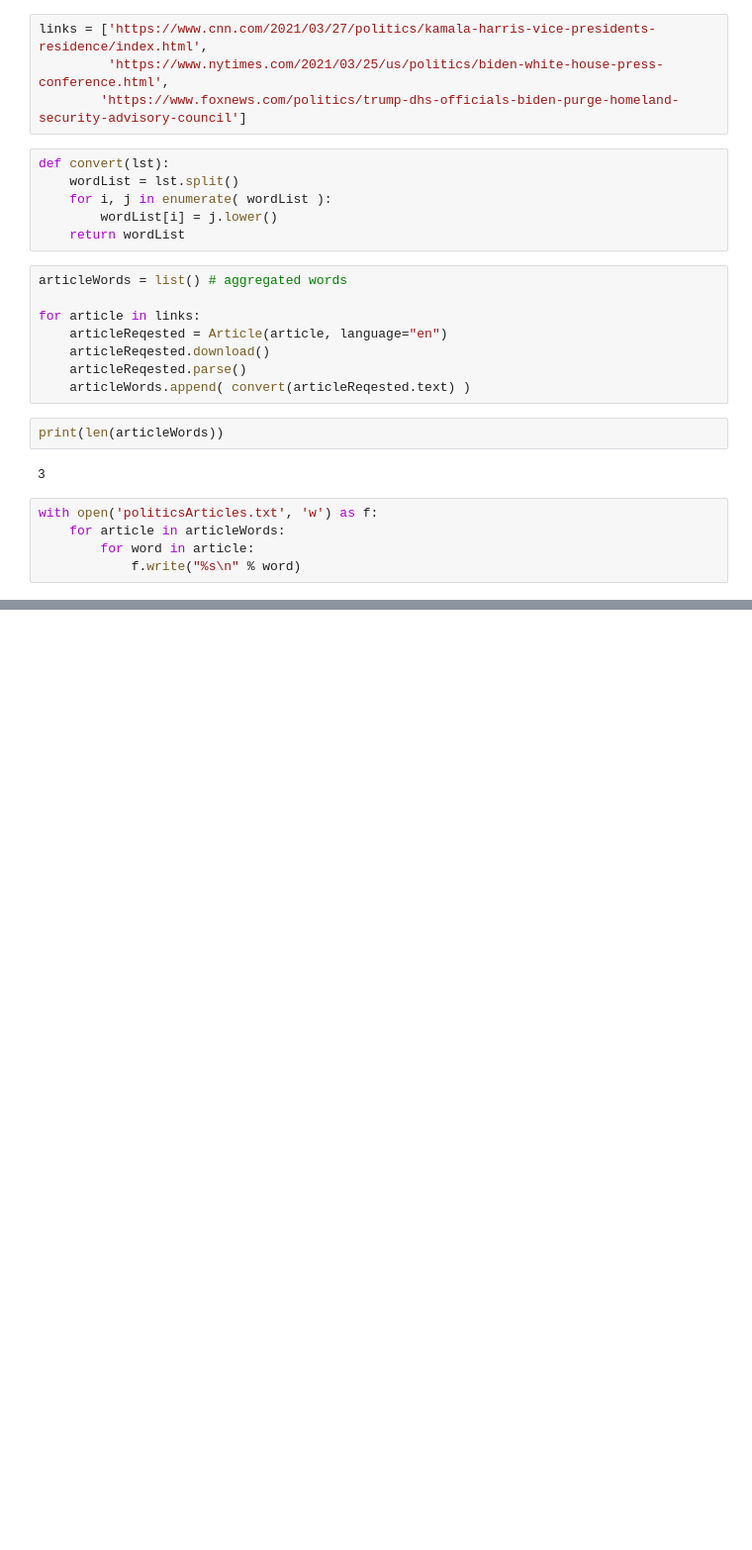
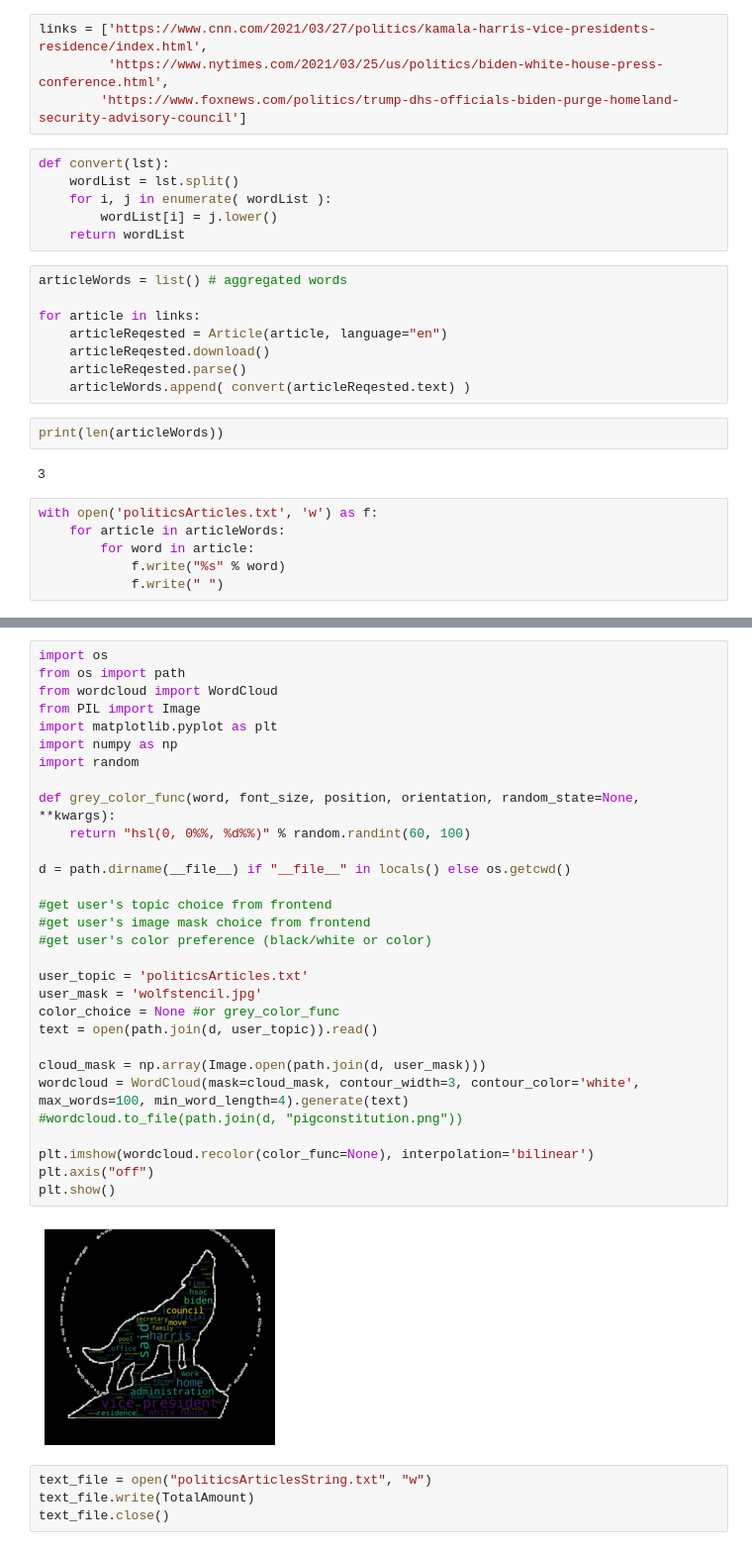
Before and after one commit to LAHacks21/WordCloud, a Jupyter notebook: NewsCloud.ipynb, the cells around one changed output, grey strips where cells are left out. Shown: that part at 99% size. Drawn from its saved outputs; the diff is of its cells as text; blank space fills up the shorter version.

```diff
--- a/NewsCloud.ipynb
+++ b/NewsCloud.ipynb
@@ -121,7 +121,8 @@ print(len(articleWords))
 with open('politicsArticles.txt', 'w') as f:
     for article in articleWords:
         for word in article:
-            f.write("%s\n" % word)
+            f.write("%s" % word)
+            f.write(" ")
 # %%
 d = path.dirname(__file__) if "__file__" in locals() else os.getcwd()
 
@@ -137,0 +139,36 @@ plt.show()
+# %%
+import os
+from os import path
+from wordcloud import WordCloud
+from PIL import Image
+import matplotlib.pyplot as plt
+import numpy as np
+import random
+
+def grey_color_func(word, font_size, position, orientation, random_state=None, **kwargs):
+    return "hsl(0, 0%%, %d%%)" % random.randint(60, 100)
+
+d = path.dirname(__file__) if "__file__" in locals() else os.getcwd()
+
+#get user's topic choice from frontend
+#get user's image mask choice from frontend
+#get user's color preference (black/white or color)
+
+user_topic = 'politicsArticles.txt'
+user_mask = 'wolfstencil.jpg'
+color_choice = None #or grey_color_func
+text = open(path.join(d, user_topic)).read()
+
+cloud_mask = np.array(Image.open(path.join(d, user_mask)))
+wordcloud = WordCloud(mask=cloud_mask, contour_width=3, contour_color='white', max_words=100, min_word_length=4).generate(text)
+#wordcloud.to_file(path.join(d, "pigconstitution.png"))
+
+plt.imshow(wordcloud.recolor(color_func=None), interpolation='bilinear')
+plt.axis("off")
+plt.show()
+# %% [output]
+[figure, added]
+# %%
+text_file = open("politicsArticlesString.txt", "w")
+text_file.write(TotalAmount)
+text_file.close()
```
Also changed, not shown: parts of 1 cell of this notebook, 1 other file.
